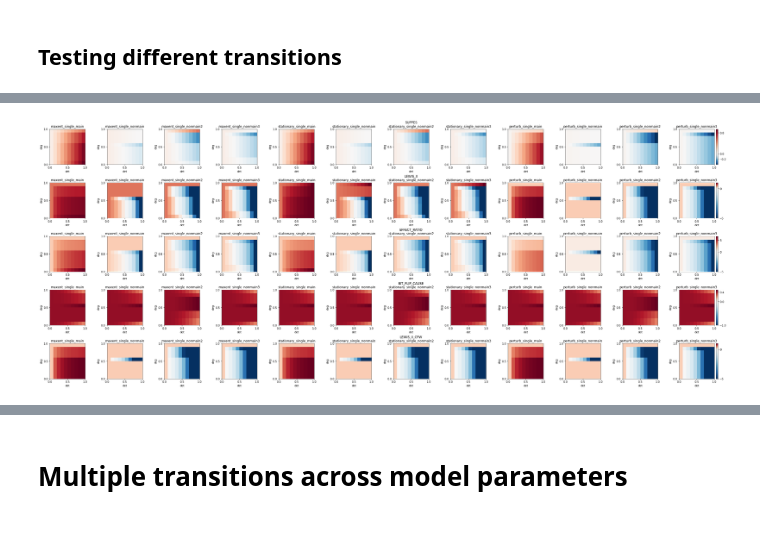
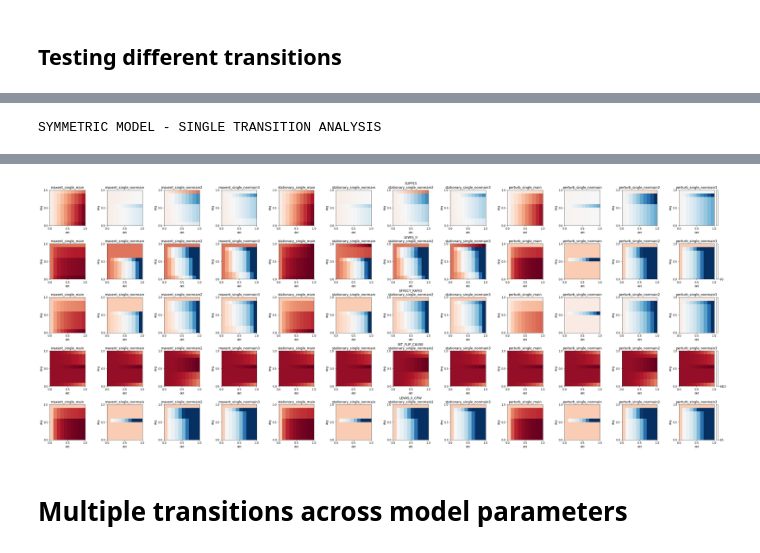
Before and after one commit to renzocom/causal_emergence, a Jupyter notebook: 2021_12 Causal Emergence Paper.ipynb, the cells around one changed output, grey strips where cells are left out. Cells and saved outputs as stored; diff of their text form; code cells hidden in the pictures.

```diff
--- a/2021_12 Causal Emergence Paper.ipynb
+++ b/2021_12 Causal Emergence Paper.ipynb
@@ -241,13 +205,41 @@ SYMMETRIC MODEL - SINGLE TRANSITION ANALYSIS
-# %%
-which_measures = ['suppes', 'lewis_II', 'effect_ratio', 'bit_flip_cause', 'lewis_II_cpw']
-
-which_results = ['maxent_single_main', 'maxent_single_nonmain', 'maxent_single_nonmain2', 'maxent_single_nonmain3'] + \
-                ['stationary_single_main', 'stationary_single_nonmain', 'stationary_single_nonmain2', 'stationary_single_nonmain3'] + \
-                ['perturb_single_main', 'perturb_single_nonmain', 'perturb_single_nonmain2', 'perturb_single_nonmain3']
-
-fig, axs = analysis.plot_analysis_by_result(all_results, which_results=which_results, which_measures=which_measures,
-                                            scale='micro',transpose=True, no_titles=False, no_labels=False, colormap='RdBu_r')
-# plt.subplots_adjust(wspace=0.12, hspace=0.15)
-# plt.savefig(Path.cwd()/f'docs/figures/fig3_causal_measures_RdBu.eps')
-# %% [output]
-[figure, removed]
+# %%
+n_states = 16
+state_labels = 'mirror'
+
+which_input_dist = 'maxent'
+
+micro_transition_main = ['0000', '1111']
+micro_transition_nonmain = ['0000', '1100'] # nicer results in general
+micro_transition_nonmain2 = ['0010', '1111'] # nicer results for Lewis CPW, but counterintuitive
+micro_transition_nonmain3 = ['0000', '1110']
+
+macro_transition = ['0', '1']
+
+all_results = {}
+
+# SINGLE TRANSITIONS
+print('SYMMETRIC MODEL - SINGLE TRANSITION ANALYSIS')
+
+for micro_transition, transition_type in zip([micro_transition_main, micro_transition_nonmain, micro_transition_nonmain2, micro_transition_nonmain3],
+                            ['main', 'nonmain', 'nonmain2', 'nonmain3']):
+    for input_dist in ['maxent', 'perturb', 'stationary']:
+
+        results = analysis.run_analysis_02(n_states, 'single', which_input_dist=input_dist,
+                                        micro_transition=micro_transition, macro_transition=macro_transition,
+                                        state_labels=state_labels, asymmetry=0)
+
+        all_results[input_dist + '_single_' + transition_type] = results
+# %% [output]
+SYMMETRIC MODEL - SINGLE TRANSITION ANALYSIS
+# %%
+which_measures = ['suppes', 'lewis_II', 'effect_ratio', 'bit_flip_cause', 'lewis_II_cpw']
+
+which_results = ['maxent_single_main', 'maxent_single_nonmain', 'maxent_single_nonmain2', 'maxent_single_nonmain3'] + \
+                ['stationary_single_main', 'stationary_single_nonmain', 'stationary_single_nonmain2', 'stationary_single_nonmain3'] + \
+                ['perturb_single_main', 'perturb_single_nonmain', 'perturb_single_nonmain2', 'perturb_single_nonmain3']
+
+fig, axs = analysis.plot_analysis_by_result_02(all_results, which_results=which_results, which_measures=which_measures,
+                                            scale='micro',transpose=True, no_titles=False, no_labels=False, colormap='RdBu_r')
+# plt.subplots_adjust(wspace=0.12, hspace=0.15)
+# plt.savefig(Path.cwd()/f'docs/figures/fig3_causal_measures_RdBu.eps')
+# %% [output]
@@ -254,3 +264,4 @@ fig, axs = analysis.plot_analysis_by_result(all_results, which_results=which_res
+[figure, added]
 # %% [markdown]
 # Multiple transitions across model parameters
 # %% [markdown]
```
Also changed, not shown: parts of 46 cells of this notebook, 3 other files.
